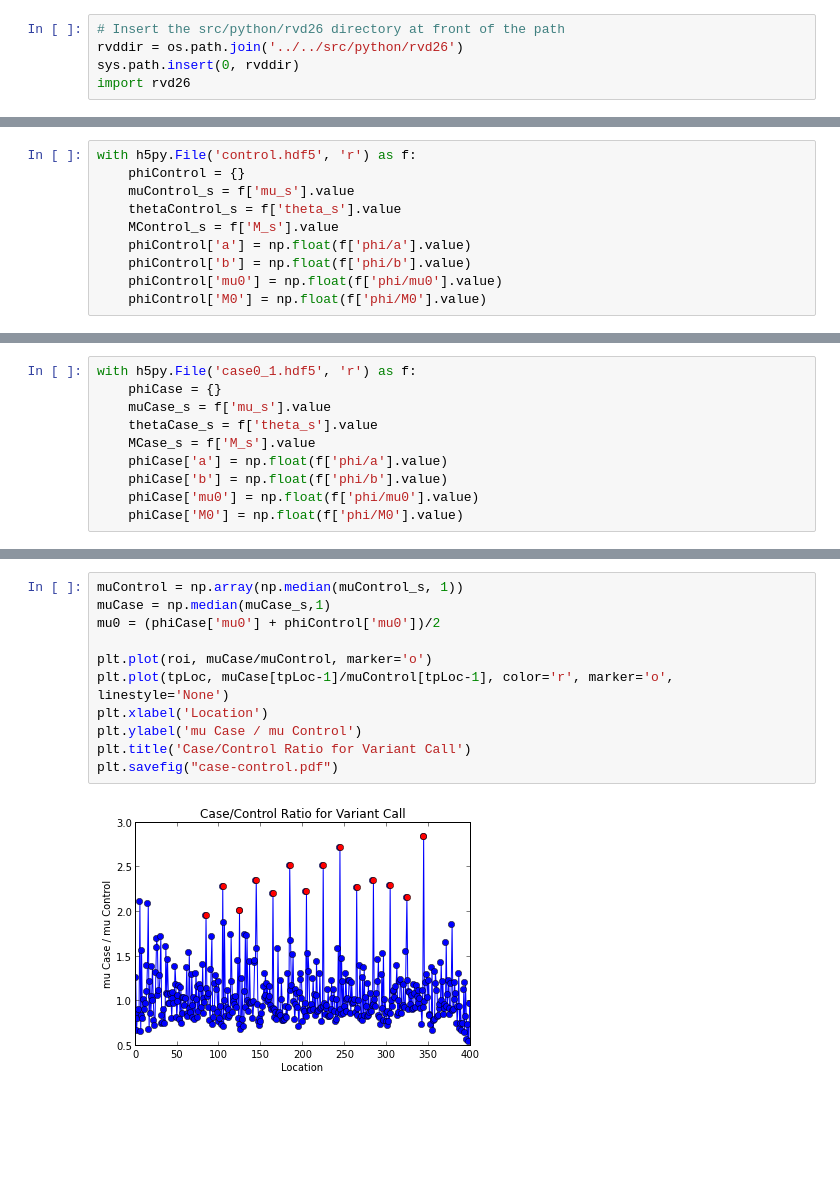
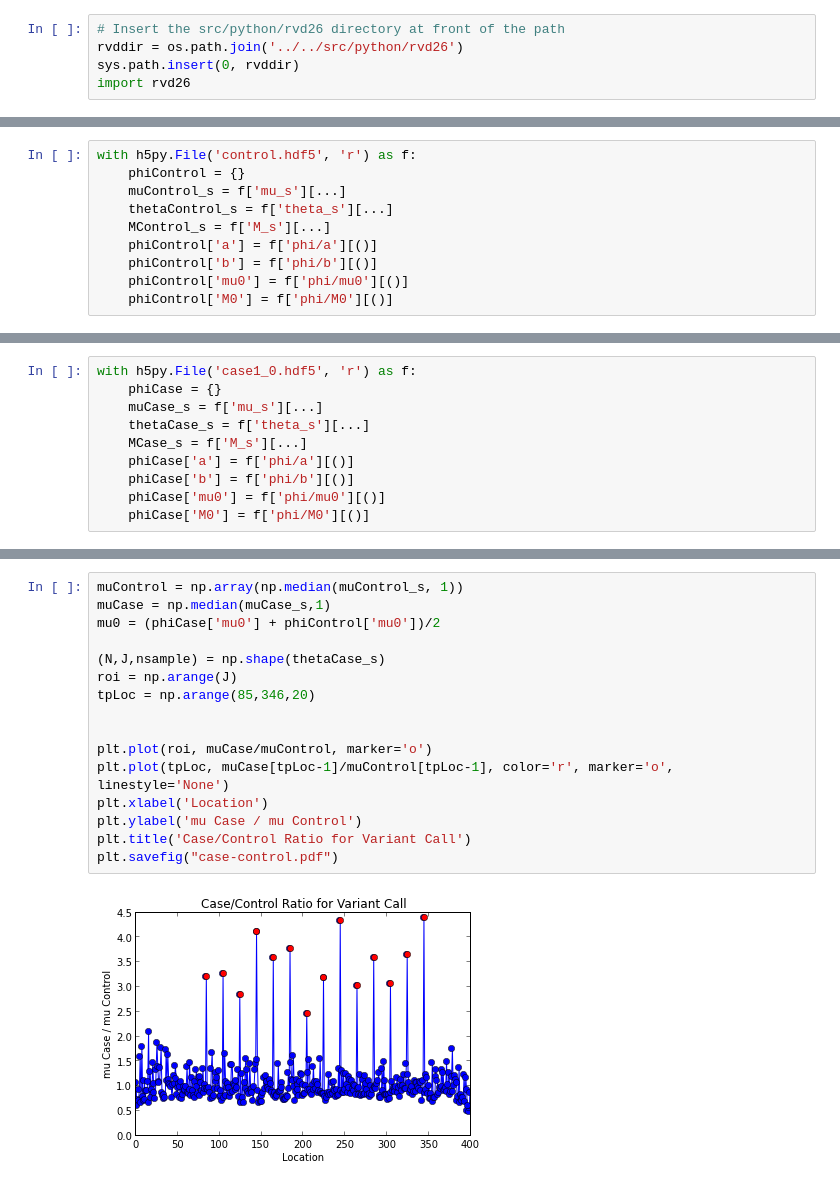
Before and after one commit to fzhangcode/rvd, a Jupyter notebook: results/2013-02-24 Test Synthetic DNA/Test Synthetic DNA Notebook.ipynb, the cells around one changed output, grey strips where cells are left out. Drawn from its saved outputs; the diff is of its cells as text; blank space fills up the shorter version.

```diff
--- a/results/2013-02-24 Test Synthetic DNA/Test Synthetic DNA Notebook.ipynb
+++ b/results/2013-02-24 Test Synthetic DNA/Test Synthetic DNA Notebook.ipynb
@@ -43,10 +39,10 @@ tpLoc = np.arange(85,346,20)
 # %%
 with h5py.File('control.hdf5', 'r') as f:
     phiControl = {}
-    muControl_s = f['mu_s'].value
-    thetaControl_s = f['theta_s'].value
-    MControl_s = f['M_s'].value
-    phiControl['a'] = np.float(f['phi/a'].value)
-    phiControl['b'] = np.float(f['phi/b'].value)
-    phiControl['mu0'] = np.float(f['phi/mu0'].value)
-    phiControl['M0'] = np.float(f['phi/M0'].value)
+    muControl_s = f['mu_s'][...]
+    thetaControl_s = f['theta_s'][...]
+    MControl_s = f['M_s'][...]
+    phiControl['a'] = f['phi/a'][()]
+    phiControl['b'] = f['phi/b'][()]
+    phiControl['mu0'] = f['phi/mu0'][()]
+    phiControl['M0'] = f['phi/M0'][()]
@@ -55,10 +49,10 @@ with h5py.File('control.hdf5', 'r') as f:
 # %%
-with h5py.File('case0_1.hdf5', 'r') as f:
+with h5py.File('case1_0.hdf5', 'r') as f:
     phiCase = {}
-    muCase_s = f['mu_s'].value
-    thetaCase_s = f['theta_s'].value
-    MCase_s = f['M_s'].value
-    phiCase['a'] = np.float(f['phi/a'].value)
-    phiCase['b'] = np.float(f['phi/b'].value)
-    phiCase['mu0'] = np.float(f['phi/mu0'].value)
-    phiCase['M0'] = np.float(f['phi/M0'].value)
+    muCase_s = f['mu_s'][...]
+    thetaCase_s = f['theta_s'][...]
+    MCase_s = f['M_s'][...]
+    phiCase['a'] = f['phi/a'][()]
+    phiCase['b'] = f['phi/b'][()]
+    phiCase['mu0'] = f['phi/mu0'][()]
+    phiCase['M0'] = f['phi/M0'][()]
@@ -71,16 +59,21 @@ with h5py.File('case0_1.hdf5', 'r') as f:
 # %%
 muControl = np.array(np.median(muControl_s, 1))
 muCase = np.median(muCase_s,1)
 mu0 = (phiCase['mu0'] + phiControl['mu0'])/2
+
+(N,J,nsample) = np.shape(thetaCase_s)
+roi = np.arange(J)
+tpLoc = np.arange(85,346,20)
+
 
 plt.plot(roi, muCase/muControl, marker='o')
 plt.plot(tpLoc, muCase[tpLoc-1]/muControl[tpLoc-1], color='r', marker='o', linestyle='None')
 plt.xlabel('Location')
 plt.ylabel('mu Case / mu Control')
 plt.title('Case/Control Ratio for Variant Call')
 plt.savefig("case-control.pdf")
 # %% [output]
-[figure, old version]
+[figure, new version]
 # %%
 iqrControl = np.percentile(muControl_s, (2.5, 97.5), axis=1)
 iqrCase = np.percentile(muCase_s, (2.5, 97.5), axis=1)
```
Also changed, not shown: parts of 7 cells of this notebook, 8 other files.
